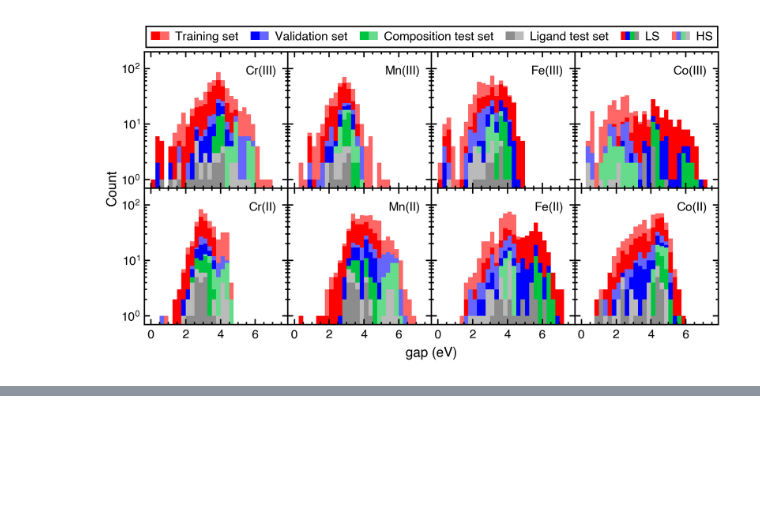
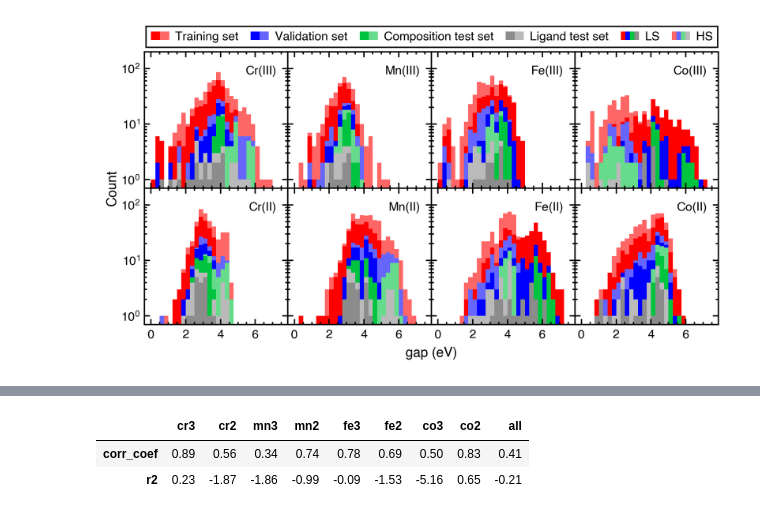
Before and after one commit to hjkgrp/many_body_ml, a Jupyter notebook: scripts_and_notebooks/plotting/histograms_target_data.ipynb, the cells around one changed output, grey strips where cells are left out. Cells and saved outputs as stored; diff of their text form; code cells hidden in the pictures; blank space fills up the shorter version.

```diff
--- a/scripts_and_notebooks/plotting/histograms_target_data.ipynb
+++ b/scripts_and_notebooks/plotting/histograms_target_data.ipynb
@@ -351,0 +375,25 @@ Text(0, 0.5, 'gap$_\\mathrm{HS}$ (eV)')
+# %%
+from mbeml.metrics import r2_score
+
+correlations = {}
+
+metrics = [
+    ("corr_coef", lambda x, y: np.corrcoef(x, y)[0, 1]),
+    ("r2", r2_score),
+]
+
+for core in unique_cores:
+    mask = cores == core
+    row = {}
+    for name, metric in metrics:
+        row[name] = metric(gap_ls[mask], gap_hs[mask])
+    correlations[core] = row
+row = {}
+for name, metric in metrics:
+    row[name] = metric(gap_ls, gap_hs)
+correlations["all"] = row
+pd.DataFrame.from_dict(correlations).round(2)
+# %% [output]
+|  | cr3 | cr2 | mn3 | mn2 | fe3 | fe2 | co3 | co2 | all |
+| corr_coef | 0.89 | 0.56 | 0.34 | 0.74 | 0.78 | 0.69 | 0.50 | 0.83 | 0.41 |
+| r2 | 0.23 | -1.87 | -1.86 | -0.99 | -0.09 | -1.53 | -5.16 | 0.65 | -0.21 |
```
Also changed, not shown: parts of 2 cells of this notebook.
